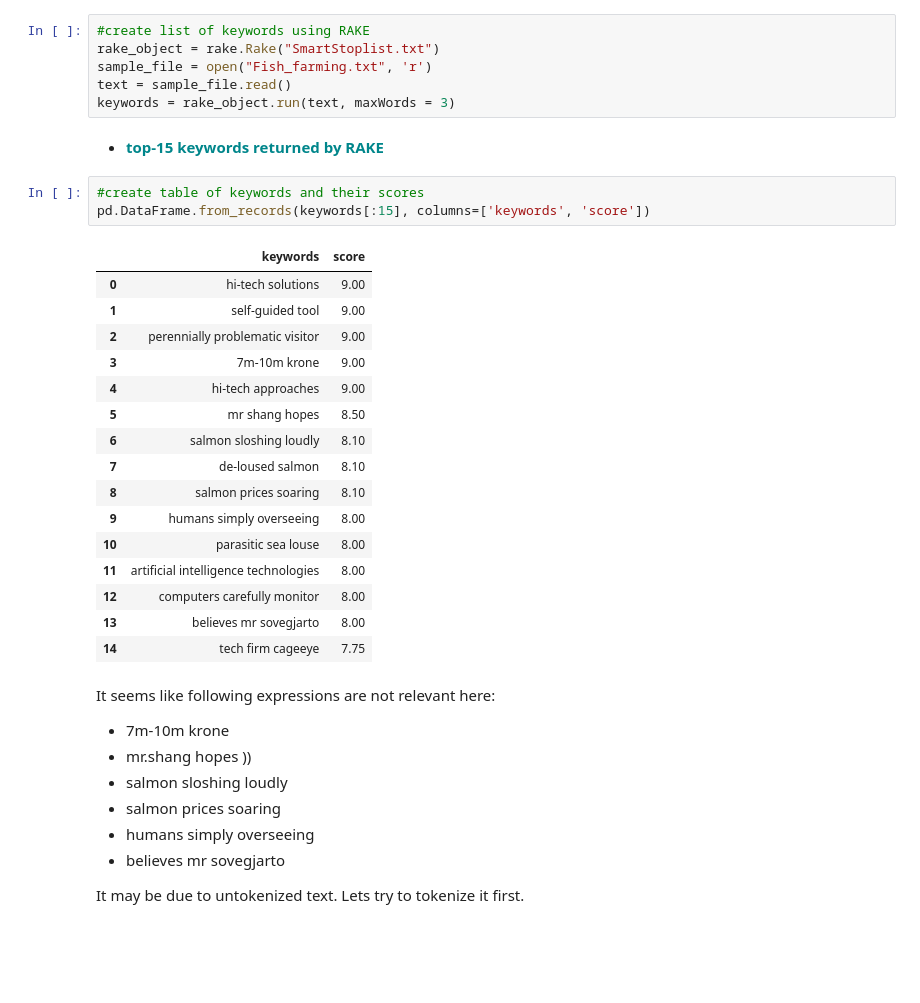
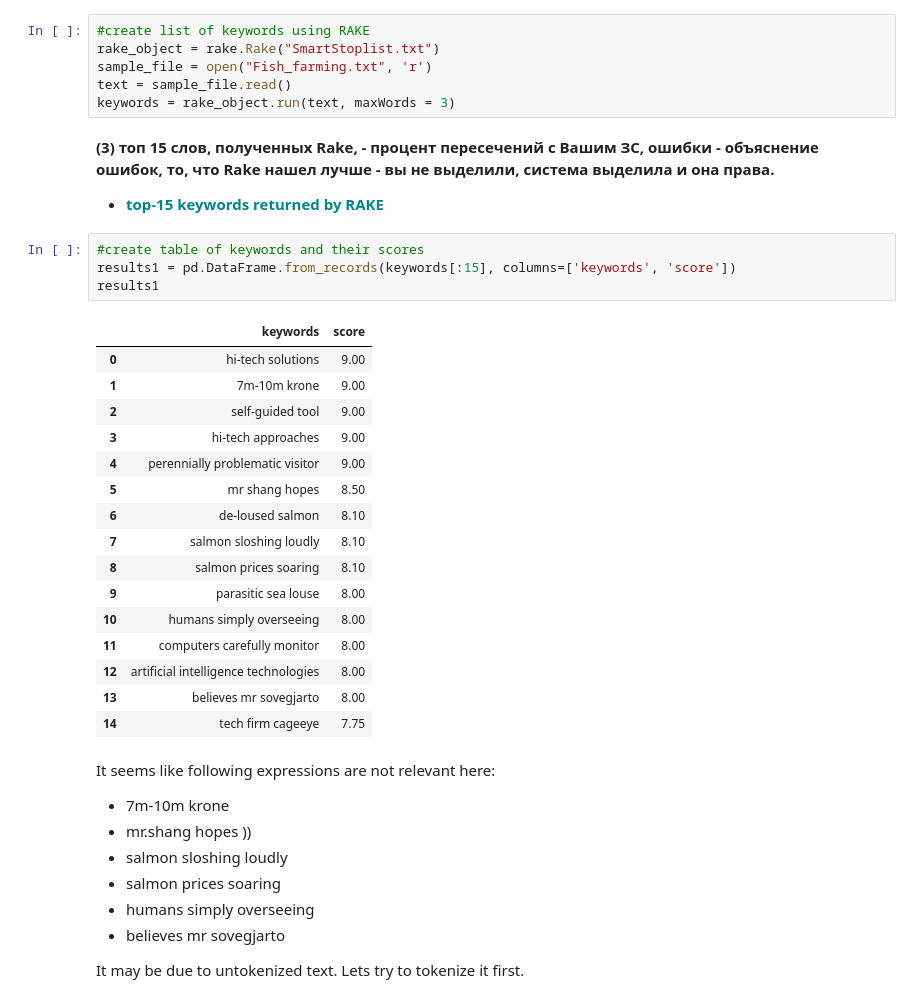
Before and after one commit to mmtsfasman/NLP_4th-year, a Jupyter notebook: hw3_RAKE/HW3_Rake.ipynb, the cells around one changed output. Cells and saved outputs as stored; diff of their text form; blank space fills up the shorter version.

```diff
--- a/hw3_RAKE/HW3_Rake.ipynb
+++ b/hw3_RAKE/HW3_Rake.ipynb
@@ -24,25 +47,27 @@ sample_file = open("Fish_farming.txt", 'r')
 text = sample_file.read()
 keywords = rake_object.run(text, maxWords = 3)
 # %% [markdown]
+**(3) топ 15 слов, полученных Rake, - процент пересечений с Вашим ЗС, ошибки - объяснение ошибок, то, что Rake нашел лучше - вы не выделили, система выделила и она права.**
 * <span style="color:#00868b">**top-15 keywords returned by RAKE**</span>
 # %%
 #create table of keywords and their scores
-pd.DataFrame.from_records(keywords[:15], columns=['keywords', 'score'])
+results1 = pd.DataFrame.from_records(keywords[:15], columns=['keywords', 'score'])
+results1
 # %% [output]
 |  | keywords | score |
 | 0 | hi-tech solutions | 9.00 |
-| 1 | self-guided tool | 9.00 |
-| 2 | perennially problematic visitor | 9.00 |
-| 3 | 7m-10m krone | 9.00 |
-| 4 | hi-tech approaches | 9.00 |
+| 1 | 7m-10m krone | 9.00 |
+| 2 | self-guided tool | 9.00 |
+| 3 | hi-tech approaches | 9.00 |
+| 4 | perennially problematic visitor | 9.00 |
 | 5 | mr shang hopes | 8.50 |
-| 6 | salmon sloshing loudly | 8.10 |
-| 7 | de-loused salmon | 8.10 |
+| 6 | de-loused salmon | 8.10 |
+| 7 | salmon sloshing loudly | 8.10 |
 | 8 | salmon prices soaring | 8.10 |
-| 9 | humans simply overseeing | 8.00 |
-| 10 | parasitic sea louse | 8.00 |
-| 11 | artificial intelligence technologies | 8.00 |
-| 12 | computers carefully monitor | 8.00 |
+| 9 | parasitic sea louse | 8.00 |
+| 10 | humans simply overseeing | 8.00 |
+| 11 | computers carefully monitor | 8.00 |
+| 12 | artificial intelligence technologies | 8.00 |
 | 13 | believes mr sovegjarto | 8.00 |
 | 14 | tech firm cageeye | 7.75 |
 # %% [markdown]
```
Also changed, not shown: parts of 19 cells of this notebook, 2 other files.
